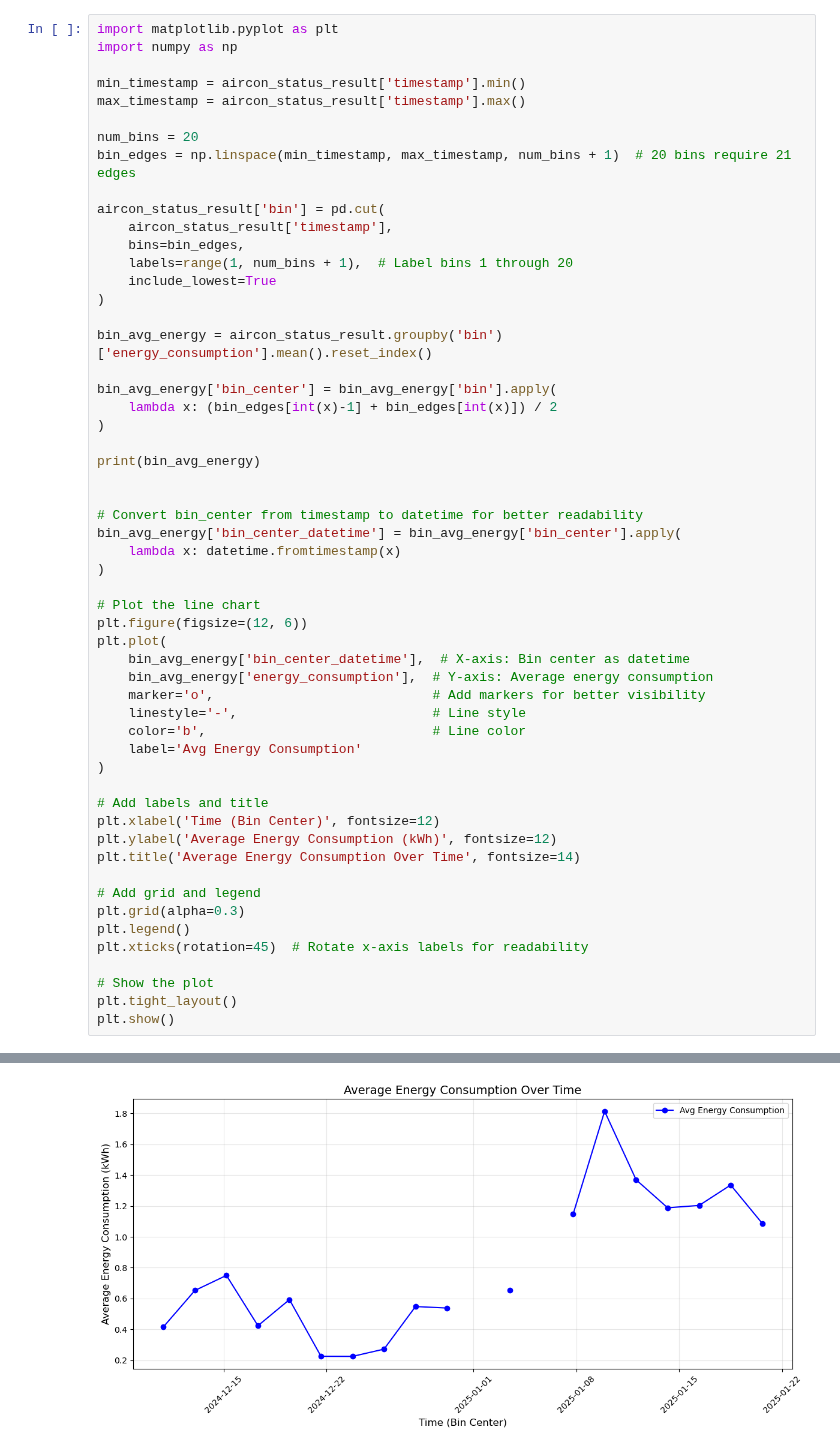
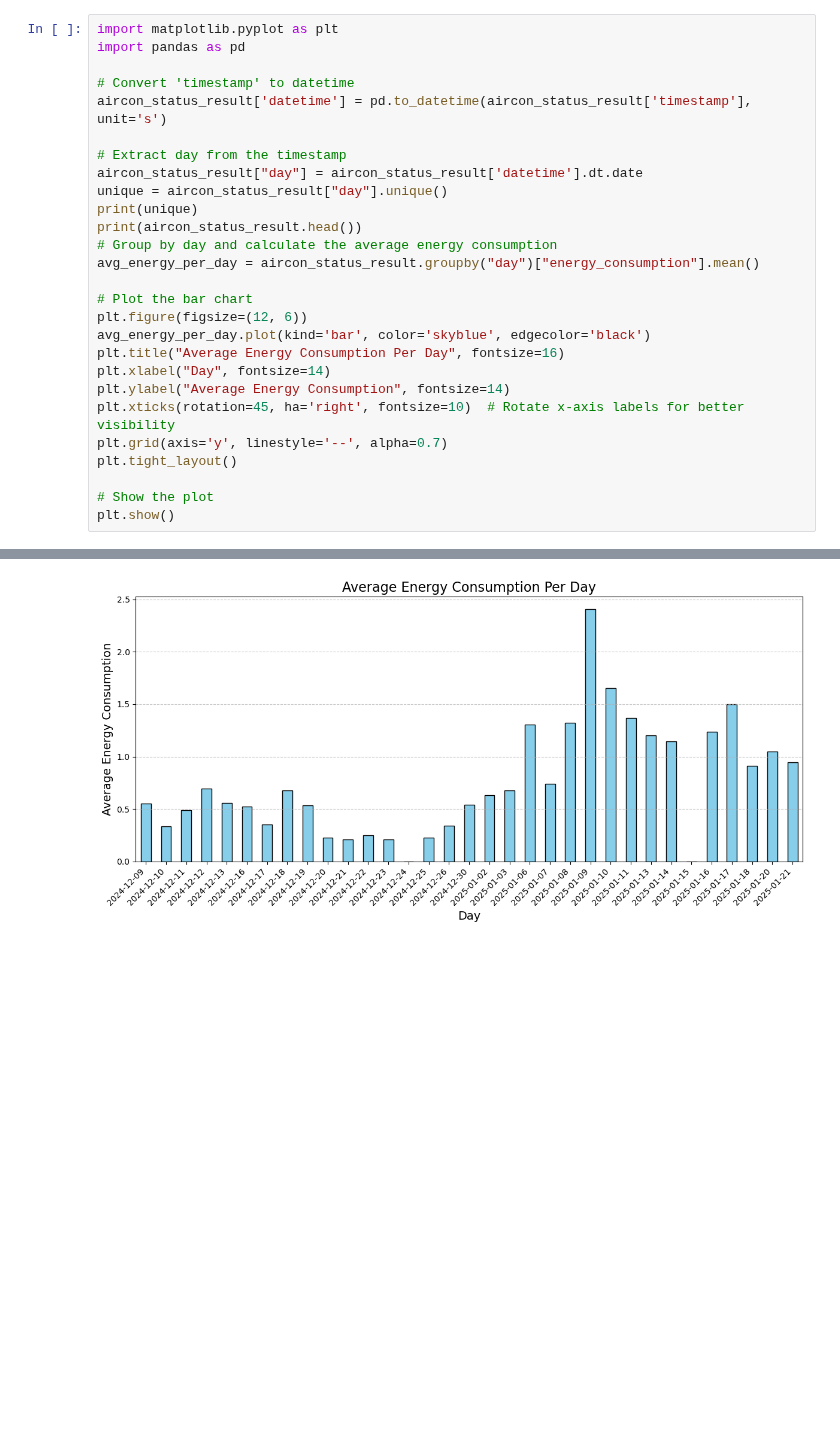
Before and after one commit to AYunYang/AI_trial, a Jupyter notebook: Data analysis/analysis_W512.ipynb, the cells around one changed output, grey strips where cells are left out. Drawn from its saved outputs; the diff is of its cells as text; blank space fills up the shorter version.

```diff
--- a/Data analysis/analysis_W512.ipynb
+++ b/Data analysis/analysis_W512.ipynb
@@ -417,56 +525,28 @@ plt.show()
 # %%
 import matplotlib.pyplot as plt
-import numpy as np
+import pandas as pd
 
-min_timestamp = aircon_status_result['timestamp'].min()
-max_timestamp = aircon_status_result['timestamp'].max()
+# Convert 'timestamp' to datetime
+aircon_status_result['datetime'] = pd.to_datetime(aircon_status_result['timestamp'], unit='s')
 
-num_bins = 20
-bin_edges = np.linspace(min_timestamp, max_timestamp, num_bins + 1)  # 20 bins require 21 edges
+# Extract day from the timestamp
+aircon_status_result["day"] = aircon_status_result['datetime'].dt.date
+unique = aircon_status_result["day"].unique()
+print(unique)
+print(aircon_status_result.head())
+# Group by day and calculate the average energy consumption
+avg_energy_per_day = aircon_status_result.groupby("day")["energy_consumption"].mean()
 
-aircon_status_result['bin'] = pd.cut(
-    aircon_status_result['timestamp'],
-    bins=bin_edges,
-    labels=range(1, num_bins + 1),  # Label bins 1 through 20
-    include_lowest=True
-)
-
-bin_avg_energy = aircon_status_result.groupby('bin')['energy_consumption'].mean().reset_index()
-
-bin_avg_energy['bin_center'] = bin_avg_energy['bin'].apply(
-    lambda x: (bin_edges[int(x)-1] + bin_edges[int(x)]) / 2
-)
-
-print(bin_avg_energy)
-
-
-# Convert bin_center from timestamp to datetime for better readability
-bin_avg_energy['bin_center_datetime'] = bin_avg_energy['bin_center'].apply(
-    lambda x: datetime.fromtimestamp(x)
-)
-
-# Plot the line chart
+# Plot the bar chart
 plt.figure(figsize=(12, 6))
-plt.plot(
-    bin_avg_energy['bin_center_datetime'],  # X-axis: Bin center as datetime
-    bin_avg_energy['energy_consumption'],  # Y-axis: Average energy consumption
-    marker='o',                            # Add markers for better visibility
-    linestyle='-',                         # Line style
-    color='b',                             # Line color
-    label='Avg Energy Consumption'
-)
-
-# Add labels and title
-plt.xlabel('Time (Bin Center)', fontsize=12)
-plt.ylabel('Average Energy Consumption (kWh)', fontsize=12)
-plt.title('Average Energy Consumption Over Time', fontsize=14)
-
-# Add grid and legend
-plt.grid(alpha=0.3)
-plt.legend()
-plt.xticks(rotation=45)  # Rotate x-axis labels for readability
+avg_energy_per_day.plot(kind='bar', color='skyblue', edgecolor='black')
+plt.title("Average Energy Consumption Per Day", fontsize=16)
+plt.xlabel("Day", fontsize=14)
+plt.ylabel("Average Energy Consumption", fontsize=14)
+plt.xticks(rotation=45, ha='right', fontsize=10)  # Rotate x-axis labels for better visibility
+plt.grid(axis='y', linestyle='--', alpha=0.7)
+plt.tight_layout()
 
 # Show the plot
-plt.tight_layout()
 plt.show()
 # %% [output]
@@ -490 +570 @@ plt.show()
-[figure, old version]
+[figure, new version]
```
Also changed, not shown: parts of 4 cells of this notebook, 9 other files.
